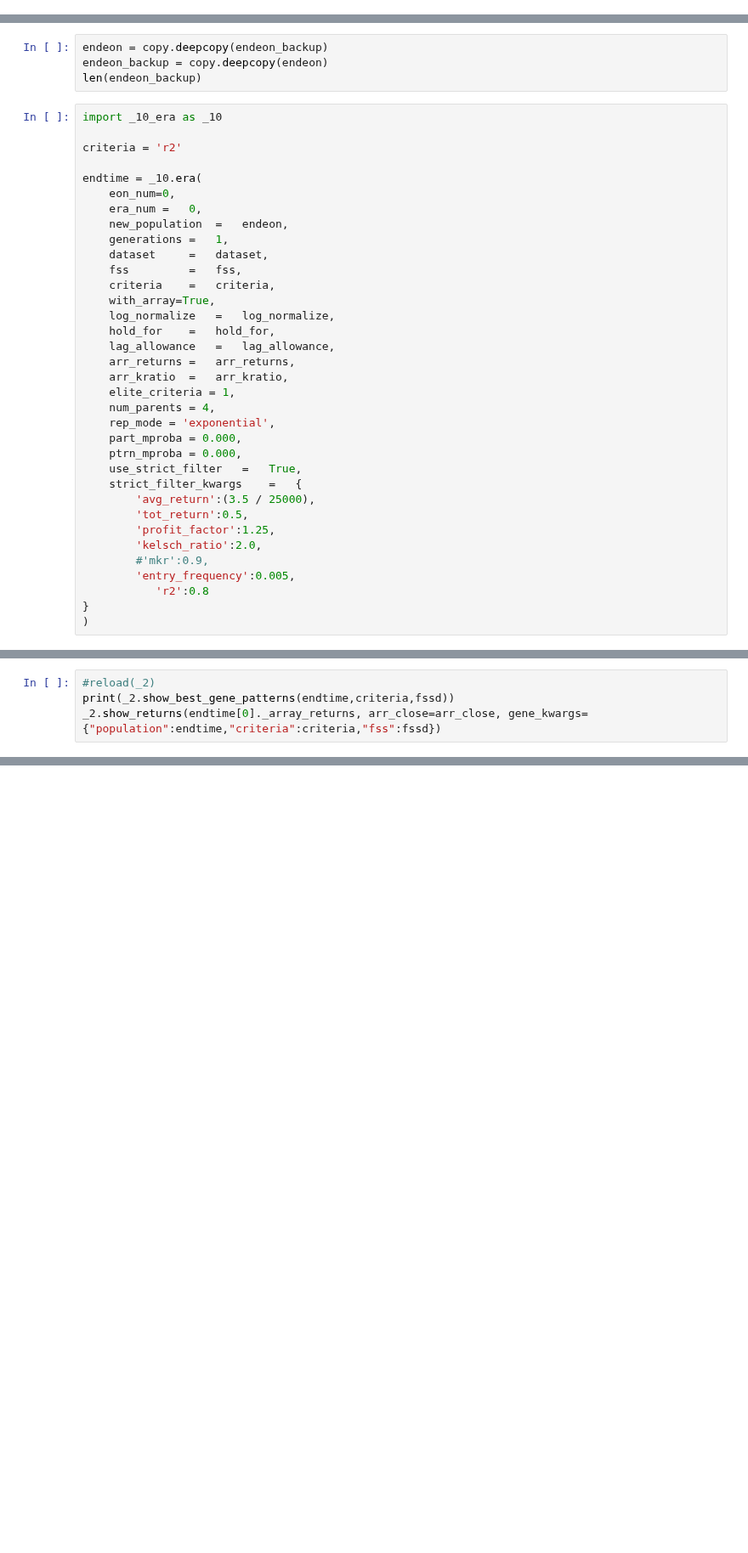
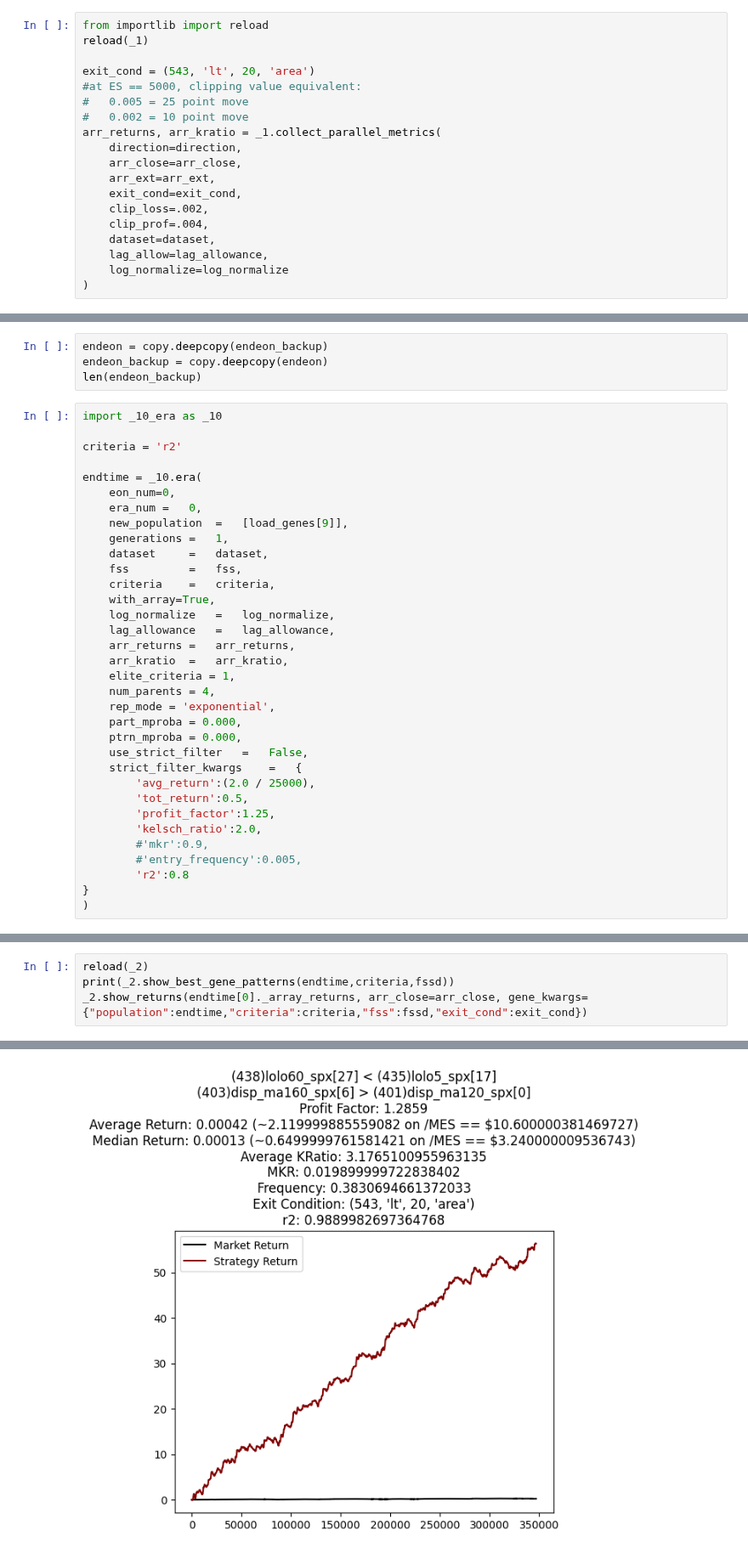
Before and after one commit to Logan-Kelsch/-ES-NN-test1, a Jupyter notebook: zGeneticAlgorithm/__branch_population.ipynb, the cells around one changed output, grey strips where cells are left out. Shown at 85% size. Drawn from its saved outputs; the diff is of its cells as text; blank space fills up the shorter version.

Commit message:
HUGE UPDATE. added custom exit conditioning, added PL clipping, and unrealistic results have been detected. need to explore this and whether there are bugs

```diff
--- a/zGeneticAlgorithm/__branch_population.ipynb
+++ b/zGeneticAlgorithm/__branch_population.ipynb
@@ -81,3 +93,22 @@ arr_returns, arr_kratio = _1.collect_parallel_metrics(
+# %%
+from importlib import reload
+reload(_1)
+
+exit_cond = (543, 'lt', 20, 'area')
+#at ES == 5000, clipping value equivalent:
+#	0.005 = 25 point move
+#	0.002 = 10 point move
+arr_returns, arr_kratio = _1.collect_parallel_metrics(
+    direction=direction,
+	arr_close=arr_close,
+	arr_ext=arr_ext,
+    exit_cond=exit_cond,
+    clip_loss=.002,
+    clip_prof=.004,
+    dataset=dataset,
+	lag_allow=lag_allowance,
+	log_normalize=log_normalize
+)
 # %%
 era_args = {
 		'generations'	:	1,
@@ -163,14 +193,13 @@ criteria = 'r2'
 endtime = _10.era(
     eon_num=0,
 	era_num	=	0,
-	new_population	=	endeon,
+	new_population	=	[load_genes[9]],
 	generations	=	1,
 	dataset		=	dataset,
 	fss			=	fss,
 	criteria	=	criteria,
     with_array=True,
 	log_normalize	=	log_normalize,
-	hold_for	=	hold_for,
 	lag_allowance	=	lag_allowance,
 	arr_returns	=	arr_returns,
 	arr_kratio	=	arr_kratio,
@@ -179,14 +208,14 @@ endtime = _10.era(
 	rep_mode = 'exponential',
 	part_mproba = 0.000,
 	ptrn_mproba = 0.000,
-	use_strict_filter	=	True,
+	use_strict_filter	=	False,
 	strict_filter_kwargs	=	{
-		'avg_return':(3.5 / 25000),
+		'avg_return':(2.0 / 25000),
 		'tot_return':0.5,
 		'profit_factor':1.25,
 		'kelsch_ratio':2.0,
         #'mkr':0.9,
-		'entry_frequency':0.005,
-           'r2':0.8
+		#'entry_frequency':0.005,
+        'r2':0.8
 }
 )
@@ -193,4 +224,5 @@ endtime = _10.era(
 # %%
-#reload(_2)
+reload(_2)
 print(_2.show_best_gene_patterns(endtime,criteria,fssd))
-_2.show_returns(endtime[0]._array_returns, arr_close=arr_close, gene_kwargs={"population":endtime,"criteria":criteria,"fss":fssd})
+_2.show_returns(endtime[0]._array_returns, arr_close=arr_close, gene_kwargs={"population":endtime,"criteria":criteria,"fss":fssd,"exit_cond":exit_cond})
+# %% [output]
@@ -196,0 +241 @@ _2.show_returns(endtime[0]._array_returns, arr_close=arr_close, gene_kwargs={"po
+[figure, added]
```
Also changed, not shown: parts of 6 cells of this notebook, 9 other files.
